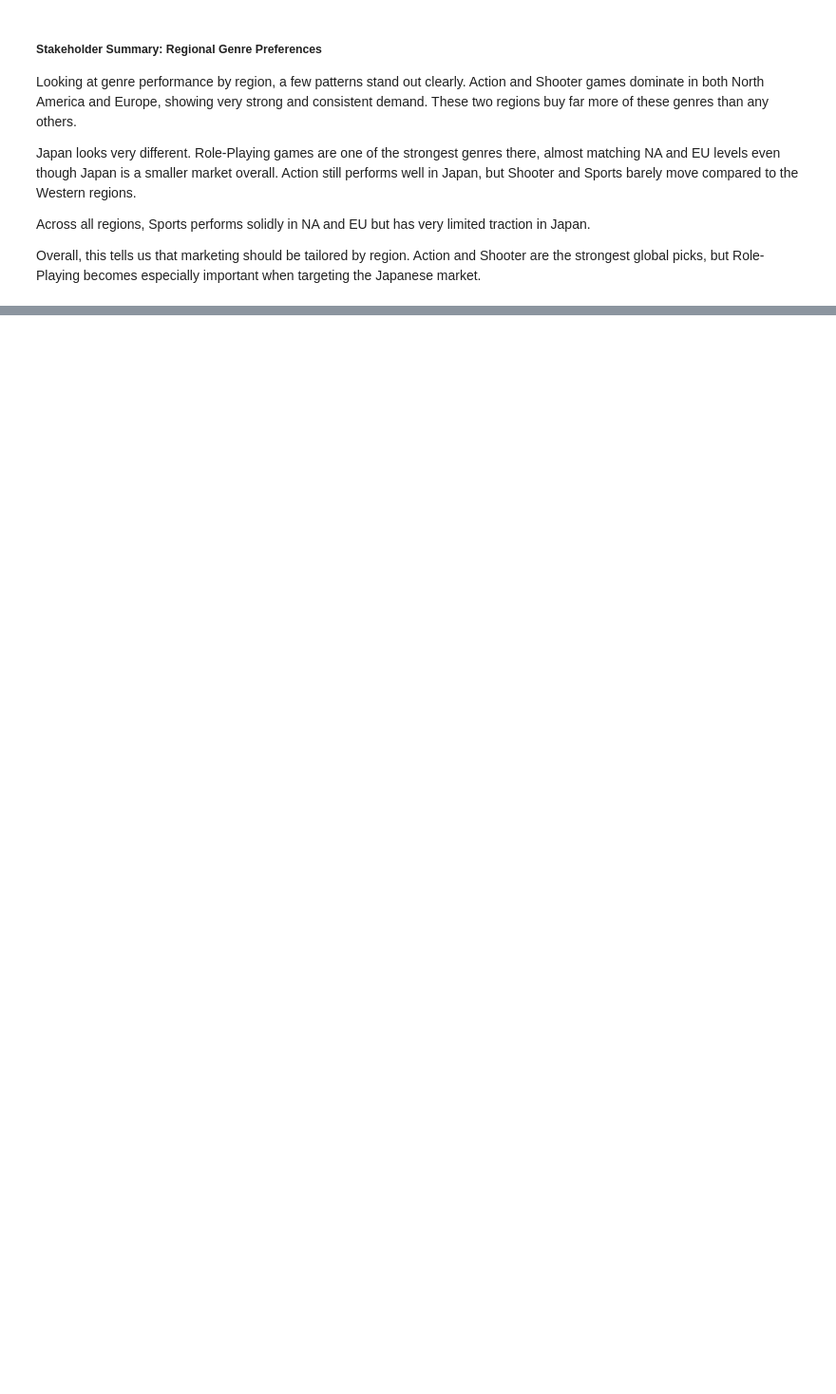
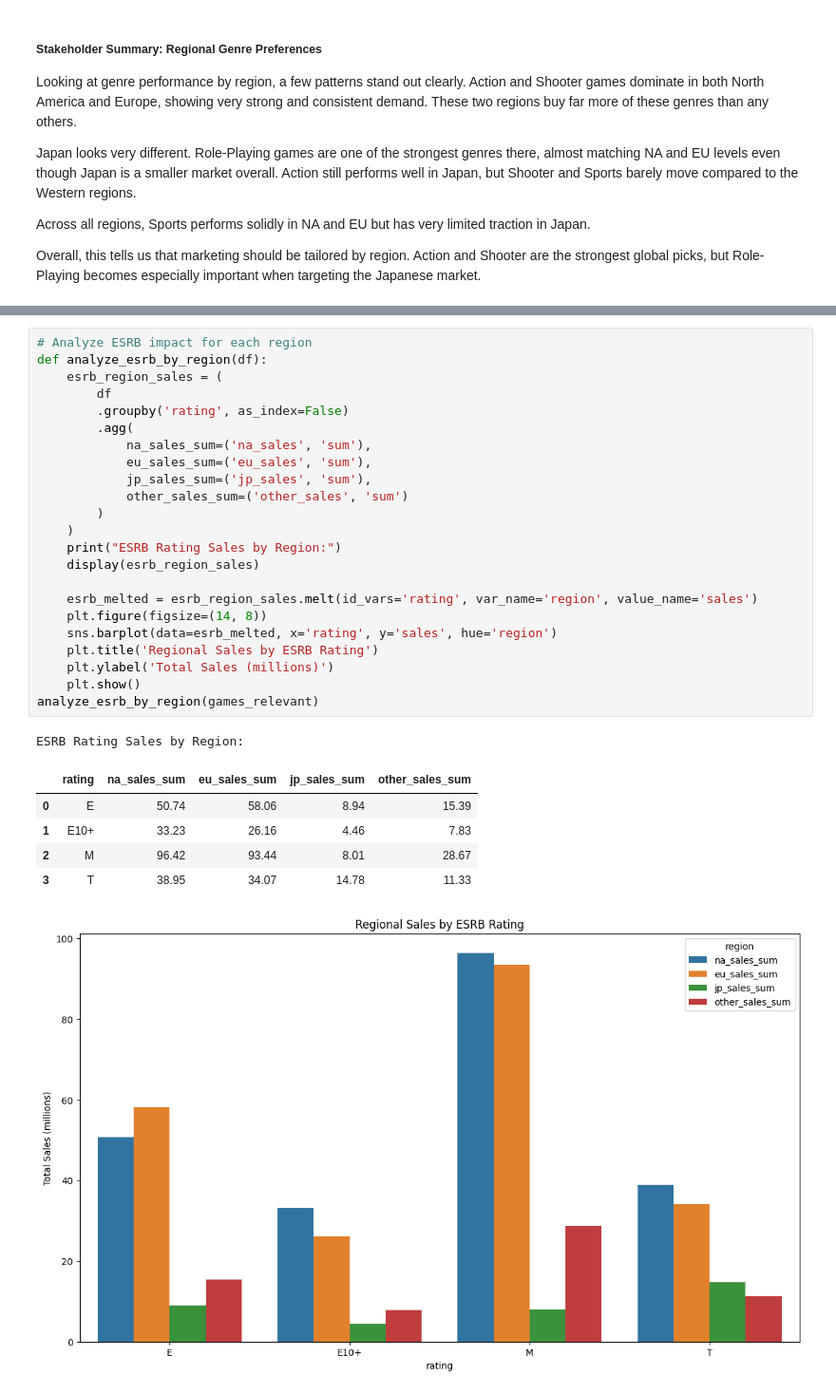
Before and after one commit to the-buike/game-sales-trends-2016-2017, a Jupyter notebook: games.ipynb, the cells around one changed output, grey strips where cells are left out. Shown at 95% size. Cells and saved outputs as stored; diff of their text form; blank space fills up the shorter version.

```diff
--- a/games.ipynb
+++ b/games.ipynb
@@ -1152,0 +1188,31 @@ Overall, this tells us that marketing should be tailored by region. Action and S
+# %%
+# Analyze ESRB impact for each region
+def analyze_esrb_by_region(df):
+    esrb_region_sales = (
+        df
+        .groupby('rating', as_index=False)
+        .agg(
+            na_sales_sum=('na_sales', 'sum'),
+            eu_sales_sum=('eu_sales', 'sum'),
+            jp_sales_sum=('jp_sales', 'sum'),
+            other_sales_sum=('other_sales', 'sum')
+        )
+    )
+    print("ESRB Rating Sales by Region:")
+    display(esrb_region_sales)
+
+    esrb_melted = esrb_region_sales.melt(id_vars='rating', var_name='region', value_name='sales')
+    plt.figure(figsize=(14, 8))
+    sns.barplot(data=esrb_melted, x='rating', y='sales', hue='region')
+    plt.title('Regional Sales by ESRB Rating')
+    plt.ylabel('Total Sales (millions)')
+    plt.show()
+analyze_esrb_by_region(games_relevant)
+# %% [output]
+ESRB Rating Sales by Region:
+|  | rating | na_sales_sum | eu_sales_sum | jp_sales_sum | other_sales_sum |
+| 0 | E | 50.74 | 58.06 | 8.94 | 15.39 |
+| 1 | E10+ | 33.23 | 26.16 | 4.46 | 7.83 |
+| 2 | M | 96.42 | 93.44 | 8.01 | 28.67 |
+| 3 | T | 38.95 | 34.07 | 14.78 | 11.33 |
+[figure, added]
```
Also changed, not shown: parts of 14 cells of this notebook.
